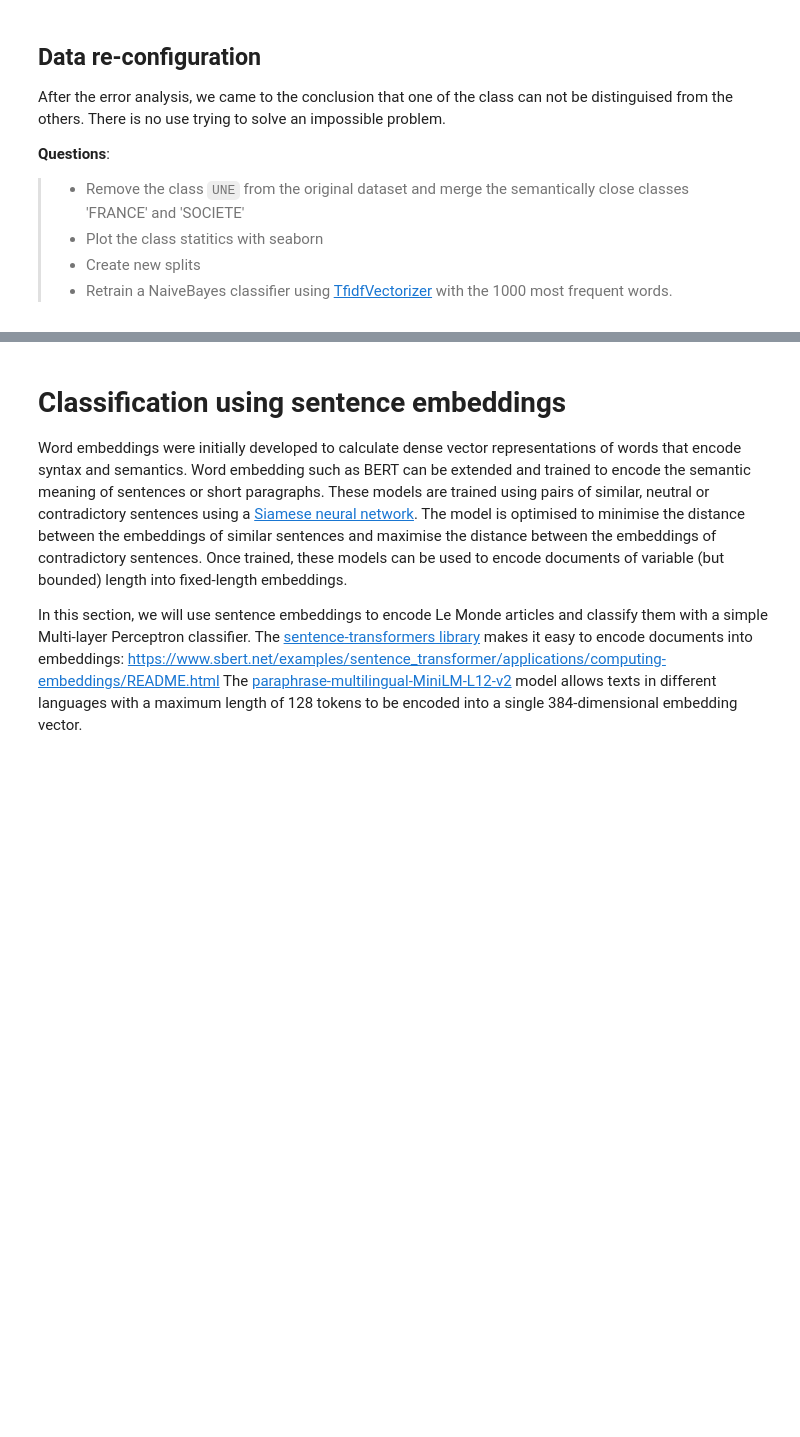
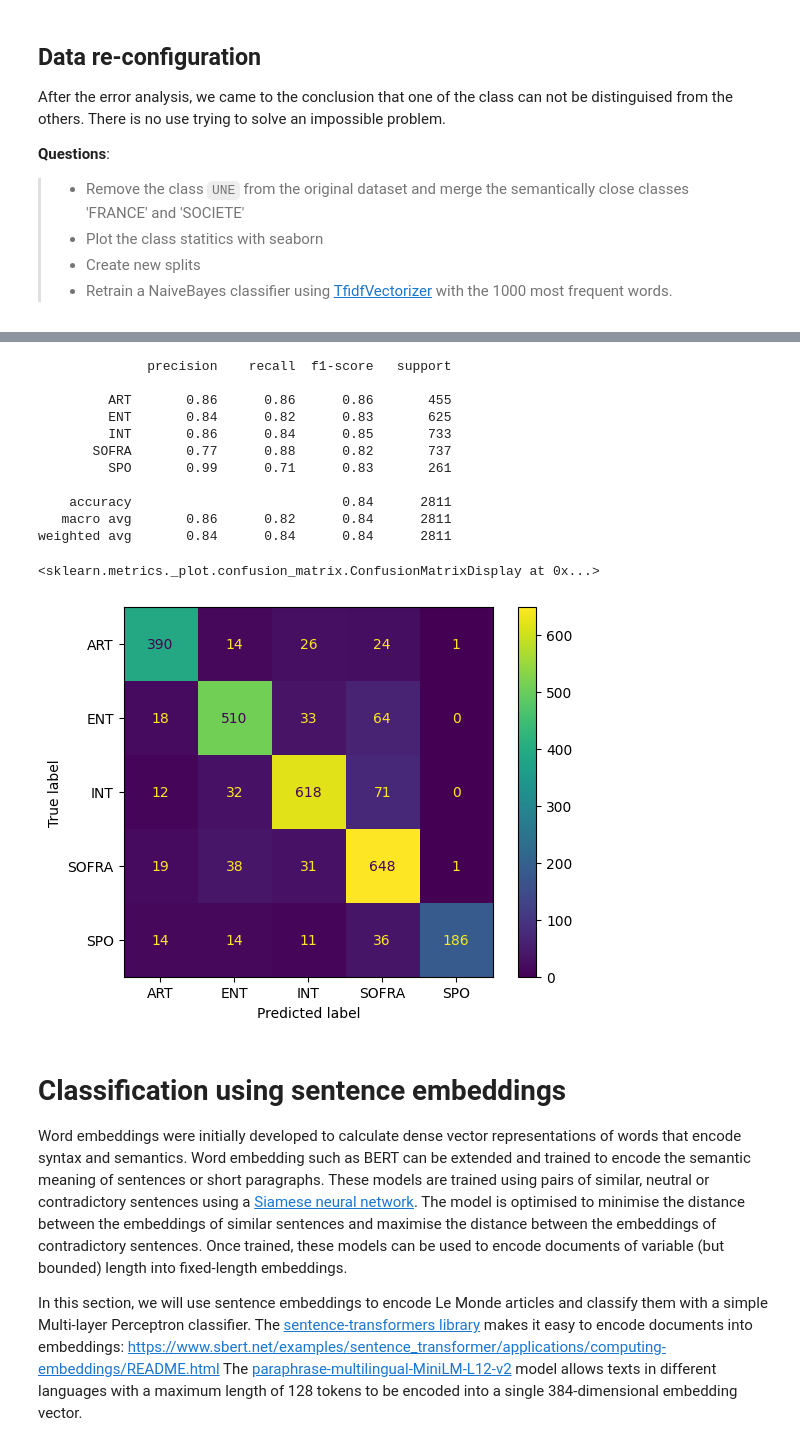
Before and after one commit to avnerelbaz3500/nlp-lab-text-classification, a Jupyter notebook: TextClassification_LeMonde.ipynb, the cells around one changed output, grey strips where cells are left out. Drawn from its saved outputs; the diff is of its cells as text; code cells hidden in the pictures; blank space fills up the shorter version.

```diff
--- a/TextClassification_LeMonde.ipynb
+++ b/TextClassification_LeMonde.ipynb
@@ -276,0 +279,22 @@ from sklearn.feature_extraction.text import TfidfVectorizer
+# %%
+# Make the splits and print the sizes for checking
+
+X = df_filtered["text"]
+y = df_filtered["category"]
+X_train, X_temp, y_train, y_temp = train_test_split(
+    X, y, test_size=0.2, random_state=42, stratify=y
+)
+
+# split dev and test
+X_dev, X_test, y_dev, y_test = train_test_split(
+    X_temp, y_temp, test_size=0.5, random_state=42, stratify=y_temp
+)
+# %%
+# Apply TfidfVectorizer
+
+from sklearn.feature_extraction.text import TfidfVectorizer
+
+vectorizer = TfidfVectorizer(max_features=1000)
+
+X_train_tf = vectorizer.fit_transform(X_train)
+X_dev_tf   = vectorizer.transform(X_dev)
@@ -277,3 +310,29 @@ from sklearn.feature_extraction.text import TfidfVectorizer
+# %%
+# Print accuracy
+
+y_pred = clf.predict(X_dev_tf)
+
+print(classification_report(y_true=y_dev, y_pred=y_pred))
+# Print confusion matric
+labels = clf.classes_
+cm = confusion_matrix(y_true=y_dev, y_pred=y_pred,labels=labels)
+
+disp = ConfusionMatrixDisplay(confusion_matrix=cm,display_labels=labels)
+disp.plot()
+# %% [output]
+              precision    recall  f1-score   support
+
+         ART       0.86      0.86      0.86       455
+         ENT       0.84      0.82      0.83       625
+         INT       0.86      0.84      0.85       733
+       SOFRA       0.77      0.88      0.82       737
+         SPO       0.99      0.71      0.83       261
+
+    accuracy                           0.84      2811
+   macro avg       0.86      0.82      0.84      2811
+weighted avg       0.84      0.84      0.84      2811
+<sklearn.metrics._plot.confusion_matrix.ConfusionMatrixDisplay at 0x...>
+[figure, added]
 # %% [markdown]
 # Classification using sentence embeddings
 
```
Also changed, not shown: parts of 5 cells of this notebook.
